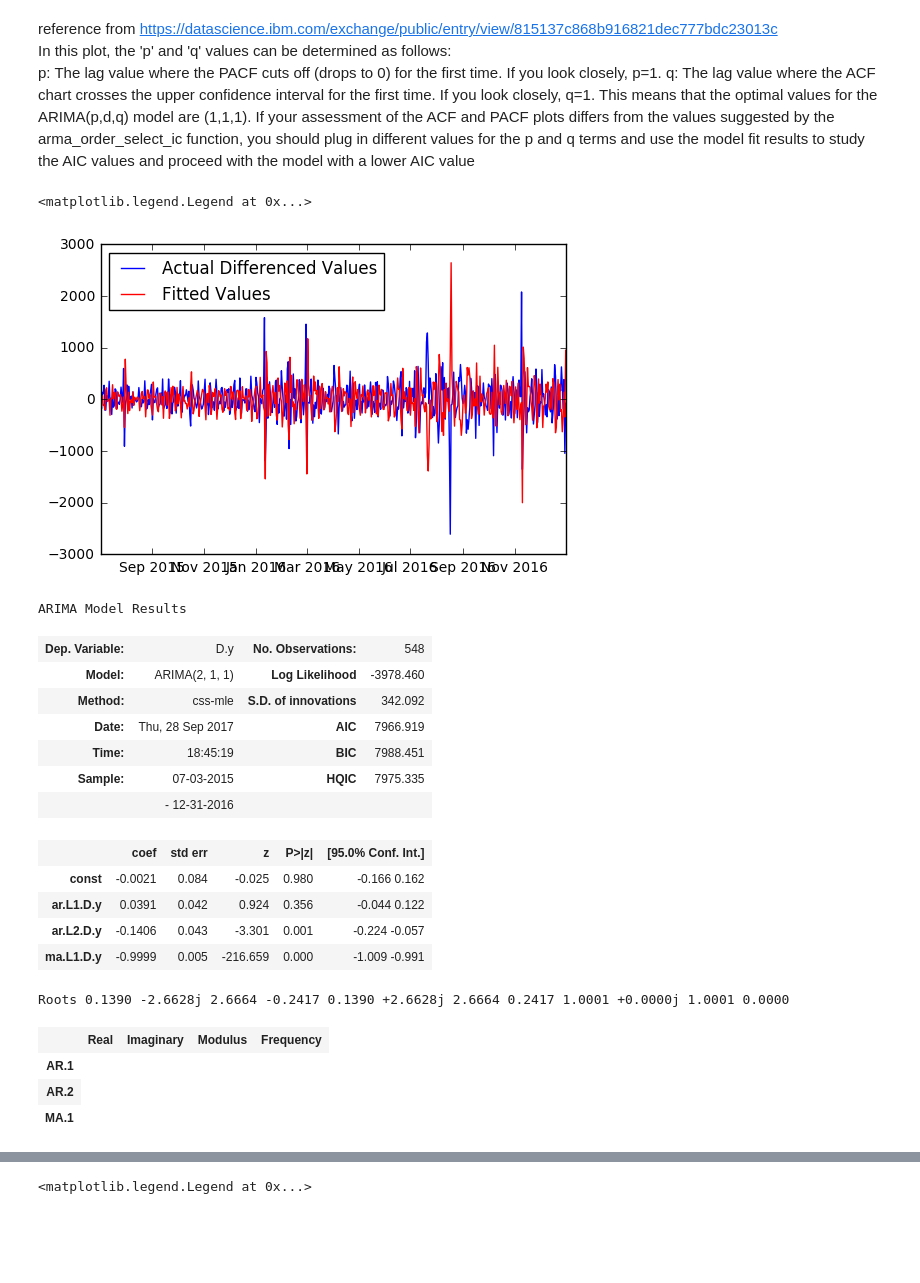
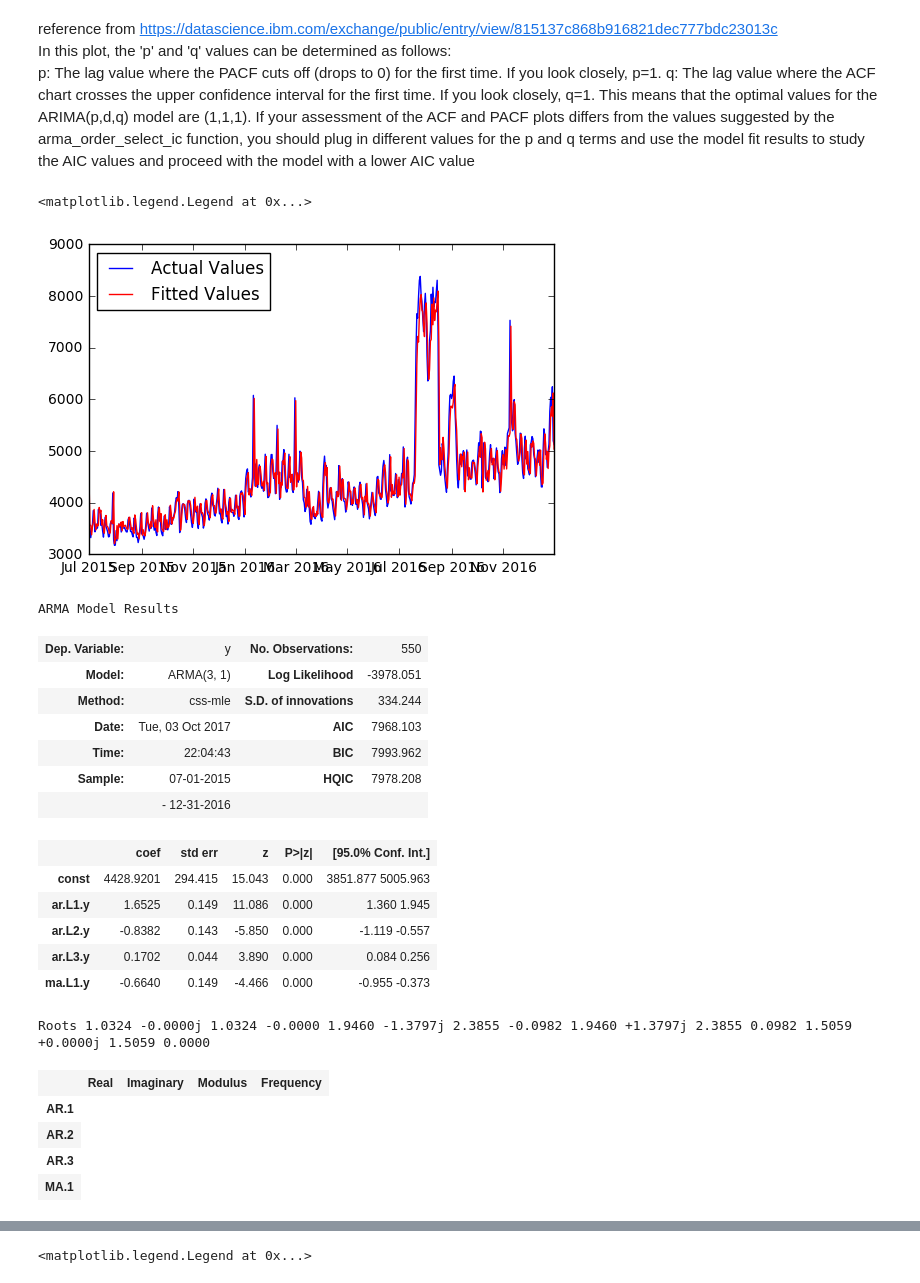
Before and after one commit to darekarsam/Web-Traffic-Forecasting, a Jupyter notebook: Web Traffic Time Series Forecasting.ipynb, the cells around one changed output, grey strips where cells are left out. Saved outputs shown, nothing was run; the diff lists cells and outputs as text; code cells hidden in the pictures; blank space fills up the shorter version.

```diff
--- a/Web Traffic Time Series Forecasting.ipynb
+++ b/Web Traffic Time Series Forecasting.ipynb
@@ -306,34 +306,36 @@ This means that the optimal values for the ARIMA(p,d,q) model are (1,1,1).
 If your assessment of the ACF and PACF plots differs from the values suggested by the arma_order_select_ic function, you should plug in different values for the p and q terms and use the model fit results to study the AIC values and proceed with the model with a lower AIC value
 # %%
 # AR(1 1 1) gives error
-model = ARIMA(differencedEn, order=(2, 1, 1))
+model = ARIMA(avg['en'], order=(3, 0, 1))
 results_ARIMA = model.fit(disp=-1)
-plt.plot(differencedEn, label='Actual Differenced Values')
+plt.plot(avg['en'], label='Actual Values')
 plt.plot(results_ARIMA.fittedvalues, color='red', label='Fitted Values')
 plt.legend(loc='best')
 # %% [output]
 <matplotlib.legend.Legend at 0x...>
-[figure, old version]
+[figure, new version]
 # %%
 results_ARIMA.summary()
 # %% [output]
-ARIMA Model Results
+ARMA Model Results
-| Dep. Variable: | D.y | No. Observations: | 548 |
-| Model: | ARIMA(2, 1, 1) | Log Likelihood | -3978.460 |
-| Method: | css-mle | S.D. of innovations | 342.092 |
-| Date: | Thu, 28 Sep 2017 | AIC | 7966.919 |
-| Time: | 18:45:19 | BIC | 7988.451 |
-| Sample: | 07-03-2015 | HQIC | 7975.335 |
+| Dep. Variable: | y | No. Observations: | 550 |
+| Model: | ARMA(3, 1) | Log Likelihood | -3978.051 |
+| Method: | css-mle | S.D. of innovations | 334.244 |
+| Date: | Tue, 03 Oct 2017 | AIC | 7968.103 |
+| Time: | 22:04:43 | BIC | 7993.962 |
+| Sample: | 07-01-2015 | HQIC | 7978.208 |
 |  | - 12-31-2016 |  |  |
 |  | coef | std err | z | P>|z| | [95.0% Conf. Int.] |
-| const | -0.0021 | 0.084 | -0.025 | 0.980 | -0.166 0.162 |
-| ar.L1.D.y | 0.0391 | 0.042 | 0.924 | 0.356 | -0.044 0.122 |
-| ar.L2.D.y | -0.1406 | 0.043 | -3.301 | 0.001 | -0.224 -0.057 |
-| ma.L1.D.y | -0.9999 | 0.005 | -216.659 | 0.000 | -1.009 -0.991 |
+| const | 4428.9201 | 294.415 | 15.043 | 0.000 | 3851.877 5005.963 |
+| ar.L1.y | 1.6525 | 0.149 | 11.086 | 0.000 | 1.360 1.945 |
+| ar.L2.y | -0.8382 | 0.143 | -5.850 | 0.000 | -1.119 -0.557 |
+| ar.L3.y | 0.1702 | 0.044 | 3.890 | 0.000 | 0.084 0.256 |
+| ma.L1.y | -0.6640 | 0.149 | -4.466 | 0.000 | -0.955 -0.373 |
-Roots 0.1390 -2.6628j 2.6664 -0.2417 0.1390 +2.6628j 2.6664 0.2417 1.0001 +0.0000j 1.0001 0.0000
+Roots 1.0324 -0.0000j 1.0324 -0.0000 1.9460 -1.3797j 2.3855 -0.0982 1.9460 +1.3797j 2.3855 0.0982 1.5059 +0.0000j 1.5059 0.0000
 |  | Real | Imaginary | Modulus | Frequency |
 | AR.1 |
 | AR.2 |
+| AR.3 |
 | MA.1 |
 # %%
 # plot residual errors
```
Also changed, not shown: parts of 17 cells of this notebook.
